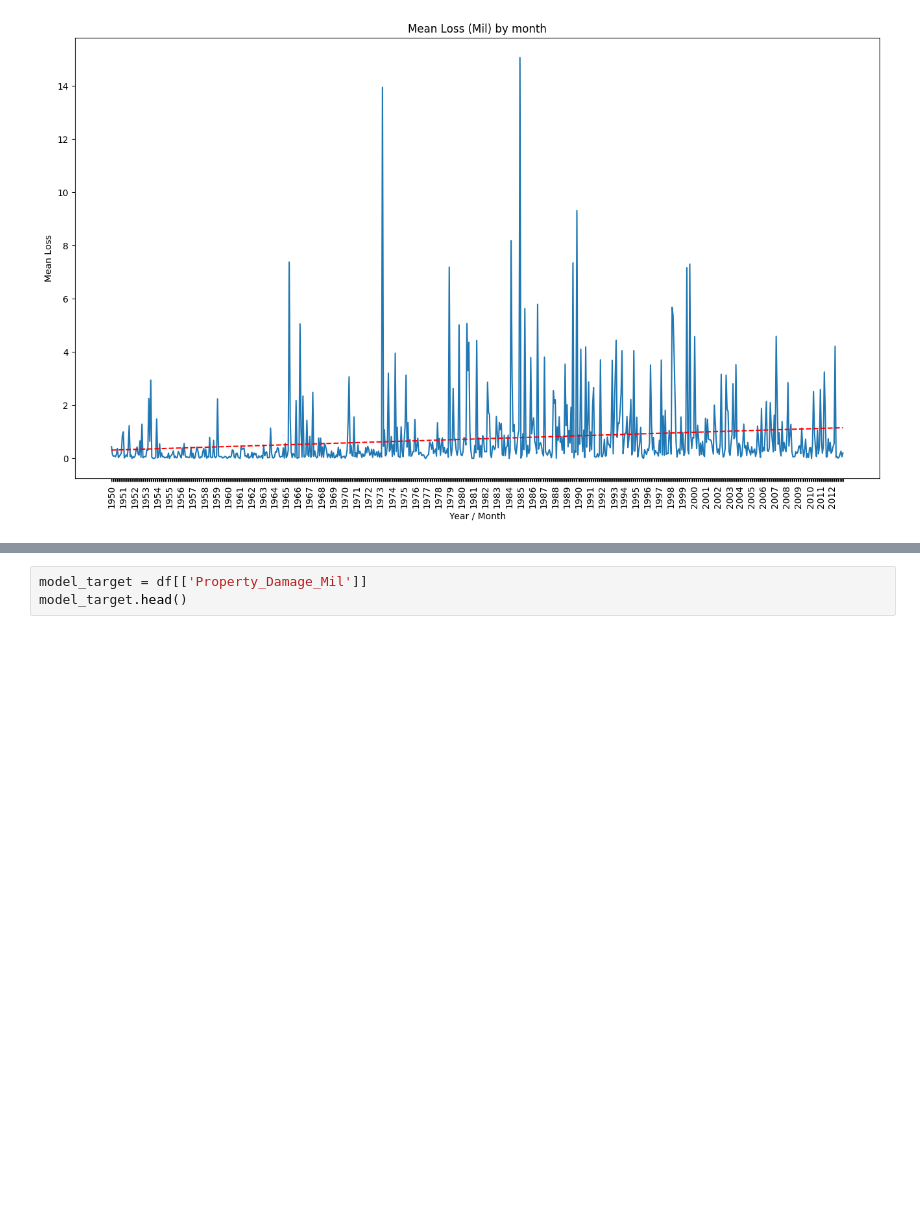
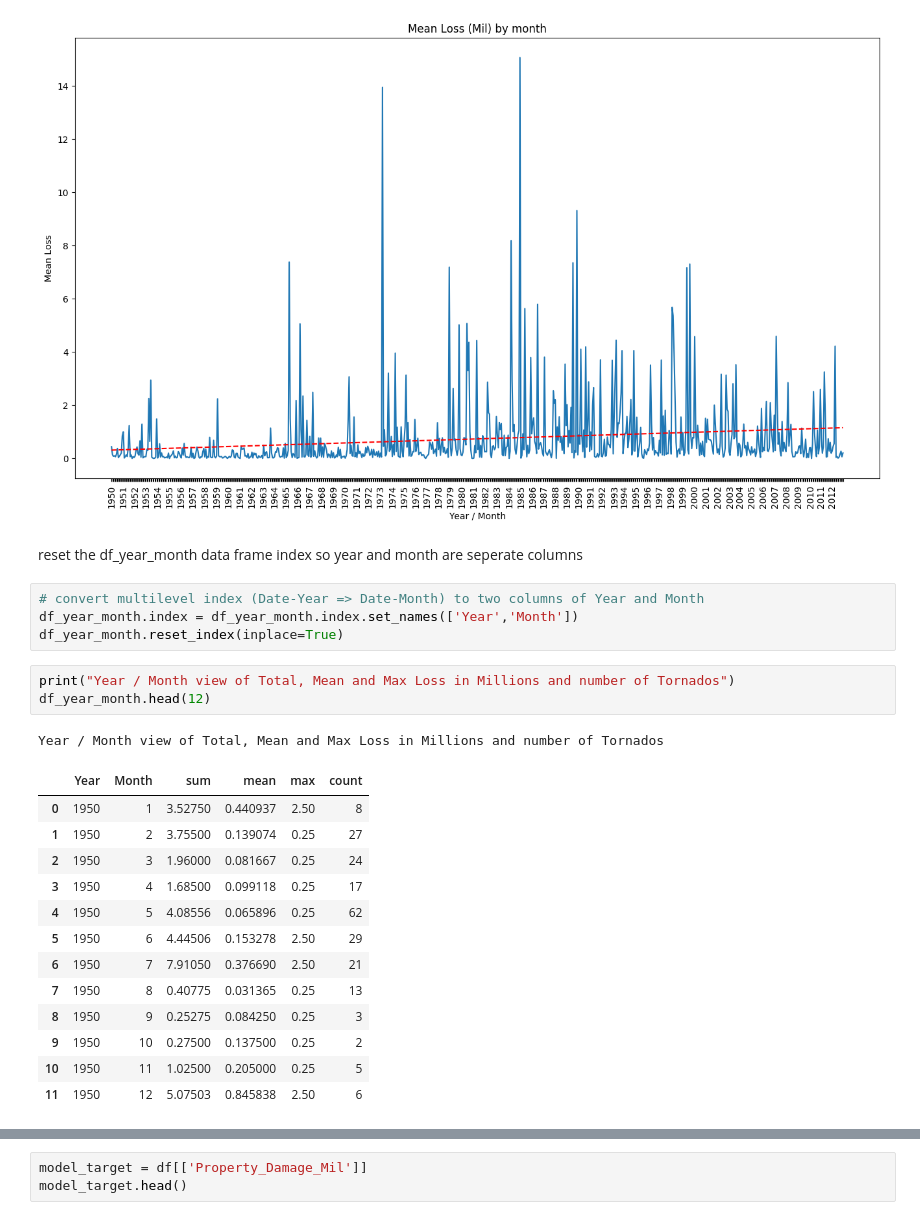
Before and after one commit to youngsoul/ml_tornado, a Jupyter notebook: Tornado.ipynb, the cells around one changed output, grey strips where cells are left out. Drawn from its saved outputs; the diff is of its cells as text; blank space fills up the shorter version.

```diff
--- a/Tornado.ipynb
+++ b/Tornado.ipynb
@@ -532,3 +553,27 @@ plt.show()
 # %% [output]
 y=0.001129x+(0.314260)
 [figure]
+# %% [markdown]
+reset the df_year_month data frame index so year and month are seperate columns
+# %%
+# convert multilevel index (Date-Year => Date-Month) to two columns of Year and Month
+df_year_month.index = df_year_month.index.set_names(['Year','Month'])
+df_year_month.reset_index(inplace=True)
+# %%
+print("Year / Month view of Total, Mean and Max Loss in Millions and number of Tornados")
+df_year_month.head(12)
+# %% [output]
+Year / Month view of Total, Mean and Max Loss in Millions and number of Tornados
+|  | Year | Month | sum | mean | max | count |
+| 0 | 1950 | 1 | 3.52750 | 0.440937 | 2.50 | 8 |
+| 1 | 1950 | 2 | 3.75500 | 0.139074 | 0.25 | 27 |
+| 2 | 1950 | 3 | 1.96000 | 0.081667 | 0.25 | 24 |
+| 3 | 1950 | 4 | 1.68500 | 0.099118 | 0.25 | 17 |
+| 4 | 1950 | 5 | 4.08556 | 0.065896 | 0.25 | 62 |
+| 5 | 1950 | 6 | 4.44506 | 0.153278 | 2.50 | 29 |
+| 6 | 1950 | 7 | 7.91050 | 0.376690 | 2.50 | 21 |
+| 7 | 1950 | 8 | 0.40775 | 0.031365 | 0.25 | 13 |
+| 8 | 1950 | 9 | 0.25275 | 0.084250 | 0.25 | 3 |
+| 9 | 1950 | 10 | 0.27500 | 0.137500 | 0.25 | 2 |
+| 10 | 1950 | 11 | 1.02500 | 0.205000 | 0.25 | 5 |
+| 11 | 1950 | 12 | 5.07503 | 0.845838 | 2.50 | 6 |
```
Also changed, not shown: parts of 16 cells of this notebook, 1 other file.
